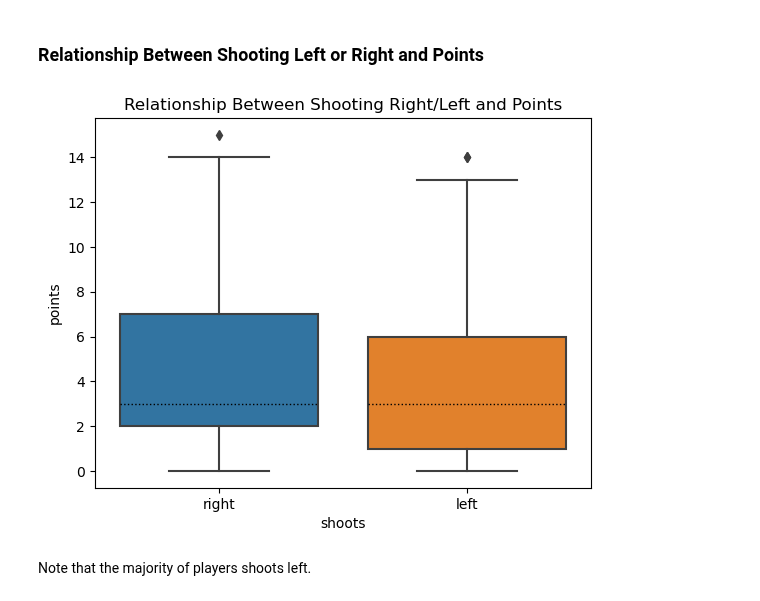
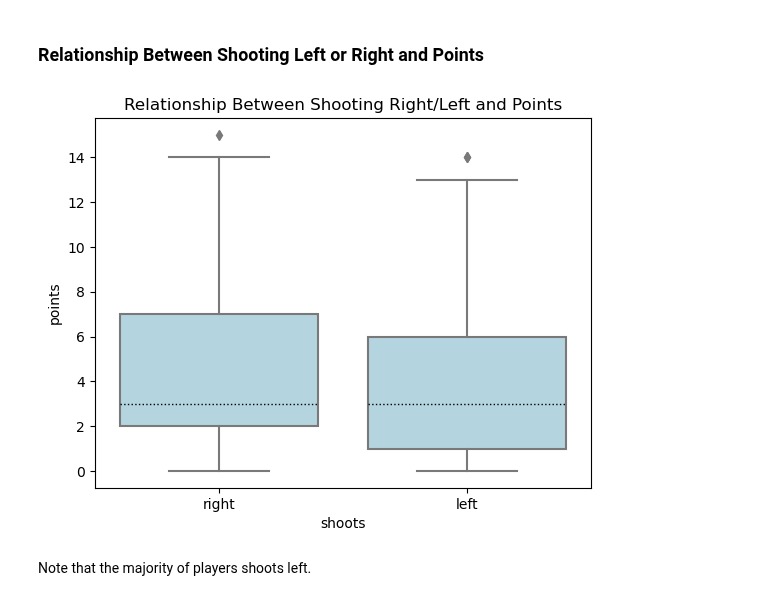
Before and after one commit to AGasconAfriat/pwhl_data-analysis, a Jupyter notebook: visualizations.ipynb, the cells around one changed output. Saved outputs shown, nothing was run; the diff lists cells and outputs as text; code cells hidden in the pictures.

```diff
--- a/visualizations.ipynb
+++ b/visualizations.ipynb
@@ -73,11 +74,11 @@ plt.show()
 # %% [markdown]
 ### Relationship Between Shooting Left or Right and Points
 # %%
-sns.boxplot(x = "shoots", y = "points", data=df, medianprops={'color': 'black', 'ls': ':', 'lw': 1})
+sns.boxplot(x = "shoots", y = "points", data=df, medianprops={'color': 'black', 'ls': ':', 'lw': 1}, color="#ADD8E6")
 plt.title("Relationship Between Shooting Right/Left and Points")
 plt.show()
 # %% [output]
-[figure, old version]
+[figure, new version]
 # %% [markdown]
 Note that the majority of players shoots left.
 # %%
```
Also changed, not shown: parts of 2 cells of this notebook.
